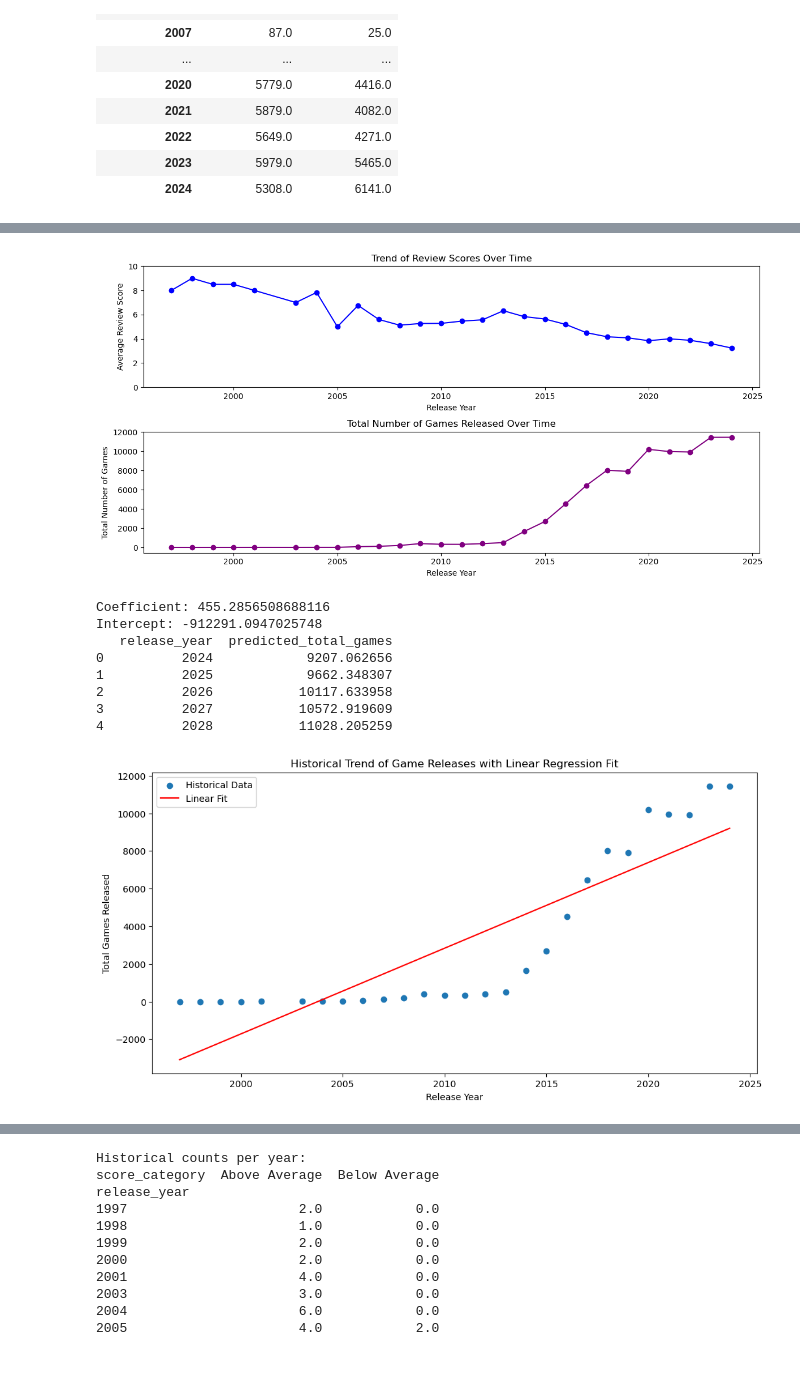
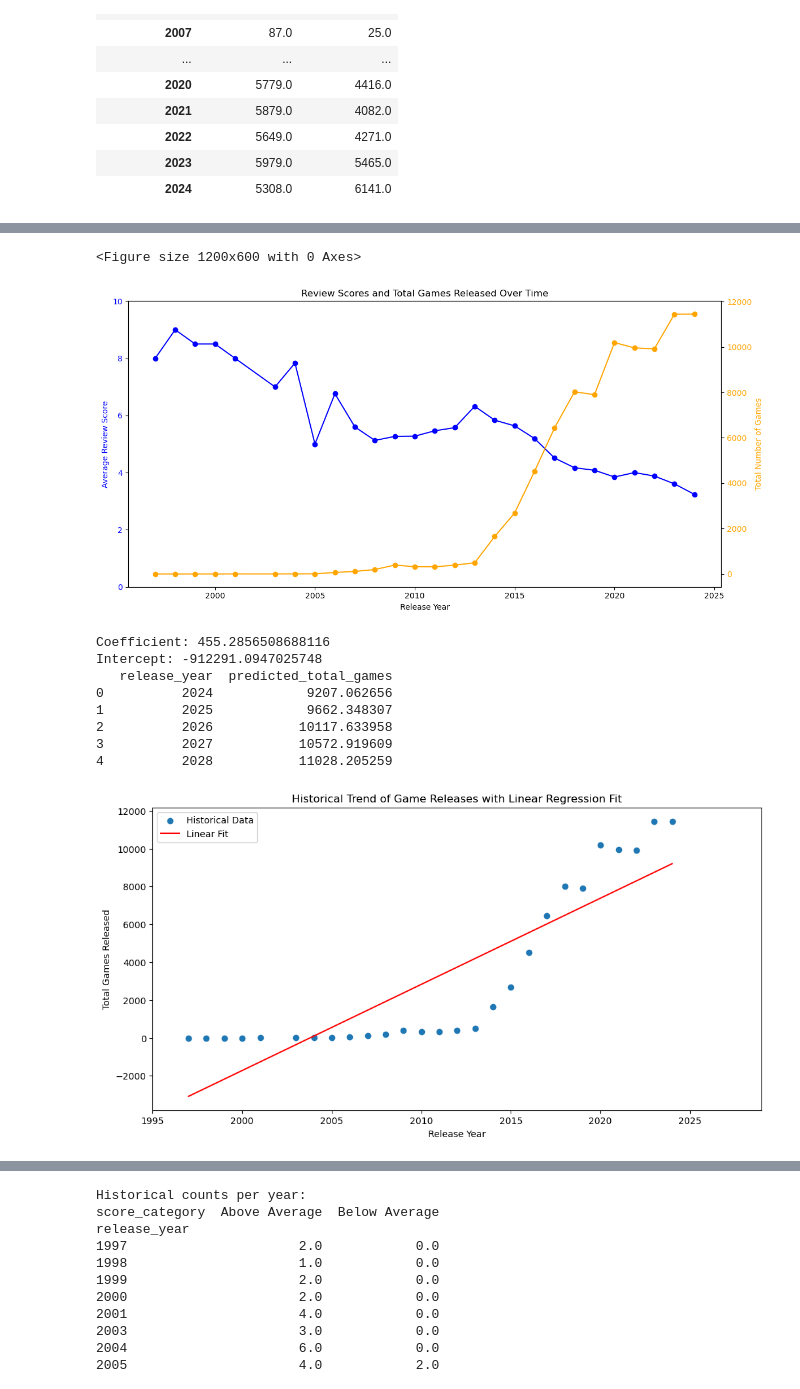
Before and after one commit to KianBahia/Steam-Data-Science-Report, a Jupyter notebook: attempt2.ipynb, the cells around one changed output, grey strips where cells are left out. Drawn from its saved outputs; the diff is of its cells as text; code cells hidden in the pictures; blank space fills up the shorter version.

```diff
--- a/attempt2.ipynb
+++ b/attempt2.ipynb
@@ -444,21 +206,3 @@ plt.show()
 Average Review Score for all games: 4.07
 <Figure size 1200x600 with 0 Axes>
 [figure]
-# %%
-# Convert release_date to datetime, coercing errors and dropping NaT rows
-df_merged['release_date'] = pd.to_datetime(df_merged['release_date'], errors='coerce')
-df_year = df_merged.dropna(subset=['release_date']).copy()
-df_year['release_year'] = df_year['release_date'].dt.year
-
-# Group by release_year and compute average price per year
-price_by_year = df_year.groupby('release_year')['price'].mean().reset_index()
-
-# Plot the average price vs. release year
-plt.figure(figsize=(12, 6))
-sns.scatterplot(x='release_year', y='price', data=price_by_year, s=100, color='blue')
-sns.lineplot(x='release_year', y='price', data=price_by_year, color='skyblue')
-plt.xlabel("Release Year")
-plt.ylabel("Average Price (€)")
-plt.title("Average Price of Games vs. Release Year")
-plt.xticks(rotation=45)
-plt.show()
@@ -555,34 +248,40 @@ Average Review Score for all games: 4.07
 # %%
 # Average review score per year
 yearly_reviews = df_merged.groupby('release_year')['review_score'].mean().reset_index()
+total_games = df_merged.groupby('release_year').size().reset_index(name='total_games')
 
 plt.figure(figsize=(12, 6))
-plt.subplot(2, 1, 1)
-plt.plot(yearly_reviews['release_year'], yearly_reviews['review_score'], marker='o', color='blue')
-plt.xlabel("Release Year")
-plt.ylabel("Average Review Score")
-plt.title("Trend of Review Scores Over Time")
-plt.ylim(0, 10)
 
-# Total number of games per year
-total_games = df_merged.groupby('release_year').size().reset_index(name='total_games')
-plt.subplot(2, 1, 2)
-plt.plot(total_games['release_year'], total_games['total_games'], marker='o', color='purple')
-plt.xlabel("Release Year")
-plt.ylabel("Total Number of Games")
-plt.title("Total Number of Games Released Over Time")
-plt.tight_layout()
+fig, ax1 = plt.subplots(figsize=(12, 6))
+
+# Plot average review score on primary y-axis
+ax1.set_xlabel("Release Year")
+ax1.set_ylabel("Average Review Score", color='blue')
+ax1.plot(yearly_reviews['release_year'], yearly_reviews['review_score'], marker='o', color='blue', label="Average Review Score")
+ax1.tick_params(axis='y', labelcolor='blue')
+ax1.set_ylim(0, 10)
+
+# Create a secondary y-axis for total number of games
+ax2 = ax1.twinx()
+ax2.set_ylabel("Total Number of Games", color='orange')
+ax2.plot(total_games['release_year'], total_games['total_games'], marker='o', color='orange', label="Total Number of Games")
+ax2.tick_params(axis='y', labelcolor='orange')
+
+plt.title("Review Scores and Total Games Released Over Time")
+fig.tight_layout()
 plt.show()
+
 
 # Price vs. Review Trend:
 # As you noted, recent years show a 50/50 split of games above and below the overall average review score.
 # This may indicate market saturation with lower-quality games impacting the overall review average.
 
 # Release Volume:
 # The dramatic increase in the number of games (from fewer than 2000 to over 11,000 per year)
 # might be contributing to the drop in average review scores if many new games have lower ratings.
 # %% [output]
+<Figure size 1200x600 with 0 Axes>
-[figure, old version]
+[figure, new version]
 # %%
 
 # Suppose you have a DataFrame 'total_games' with columns 'release_year' and 'total_games'
@@ -622,10 +321,11 @@ plt.plot(total_games['release_year'], lin_reg.predict(X), color='red', label='Li
 plt.xlabel('Release Year')
 plt.ylabel('Total Games Released')
 plt.title('Historical Trend of Game Releases with Linear Regression Fit')
+plt.xlim(1995, 2029)
 plt.legend()
 plt.show()
 # %% [output]
-[figure, old version]
+[figure, new version]
 # %%
 # Maybe mention in report that linear regression is not the best model here, as its prediction was below previous year values.
 
```
Also changed, not shown: parts of 20 cells of this notebook.
